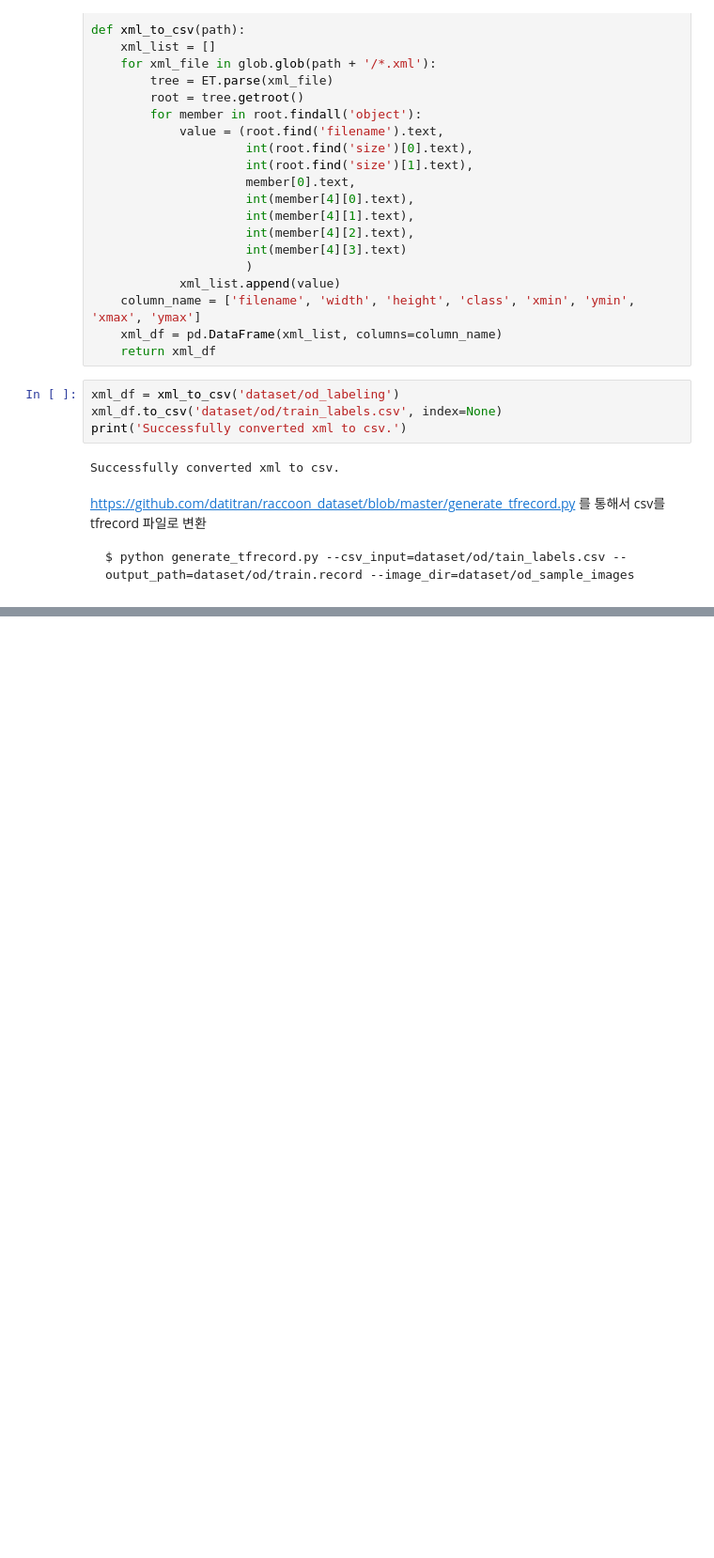
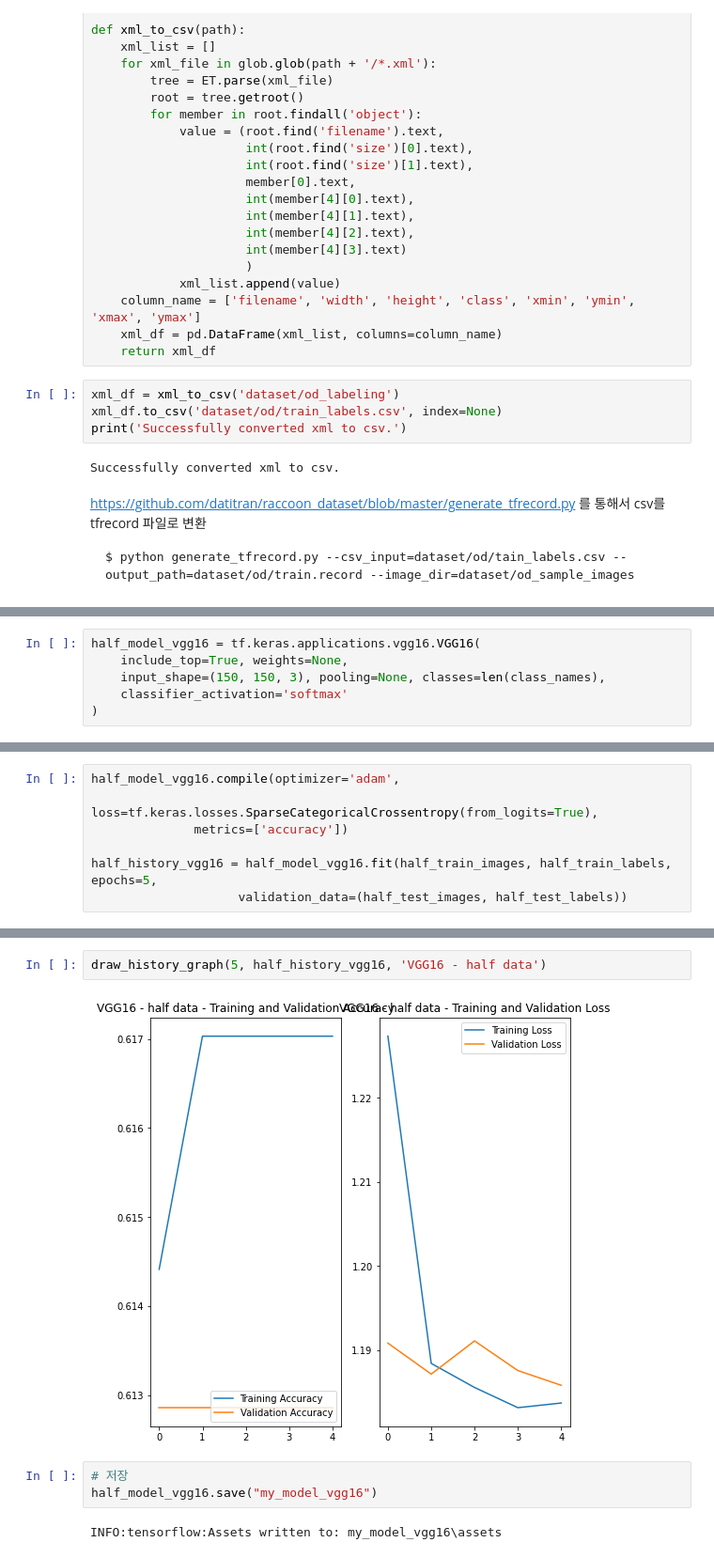
Before and after one commit to glinter/deep-learning-coursera, a Jupyter notebook: homework-4/cassava-leaf-disease-classification.ipynb, the cells around one changed output, grey strips where cells are left out. Shown at 94% size. Saved outputs shown, nothing was run; the diff lists cells and outputs as text; blank space fills up the shorter version.

```diff
--- a/homework-4/cassava-leaf-disease-classification.ipynb
+++ b/homework-4/cassava-leaf-disease-classification.ipynb
@@ -474,0 +481,6 @@ $ python generate_tfrecord.py --csv_input=dataset/od/tain_labels.csv --output_pa
+# %%
+half_model_vgg16 = tf.keras.applications.vgg16.VGG16(
+    include_top=True, weights=None,
+    input_shape=(150, 150, 3), pooling=None, classes=len(class_names),
+    classifier_activation='softmax'
+)
@@ -474,0 +507,7 @@ $ python generate_tfrecord.py --csv_input=dataset/od/tain_labels.csv --output_pa
+# %%
+half_model_vgg16.compile(optimizer='adam',
+              loss=tf.keras.losses.SparseCategoricalCrossentropy(from_logits=True),
+              metrics=['accuracy'])
+
+half_history_vgg16 = half_model_vgg16.fit(half_train_images, half_train_labels, epochs=5,
+                    validation_data=(half_test_images, half_test_labels))
@@ -474,0 +525,9 @@ $ python generate_tfrecord.py --csv_input=dataset/od/tain_labels.csv --output_pa
+# %%
+draw_history_graph(5, half_history_vgg16, 'VGG16 - half data')
+# %% [output]
+[figure, added]
+# %%
+# 저장
+half_model_vgg16.save("my_model_vgg16")
+# %% [output]
+INFO:tensorflow:Assets written to: my_model_vgg16\assets
```
Also changed, not shown: parts of 5 cells of this notebook, 1 other file.
